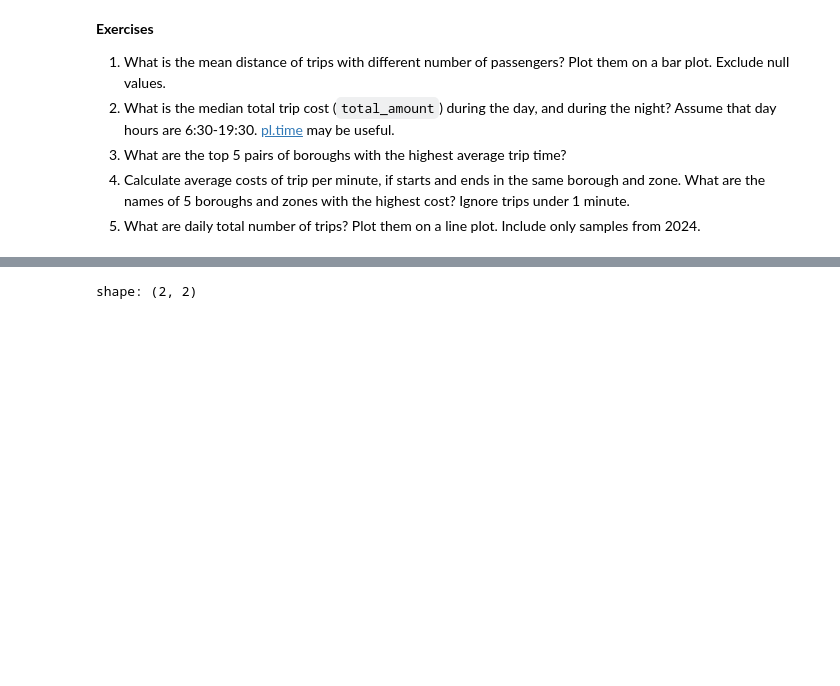
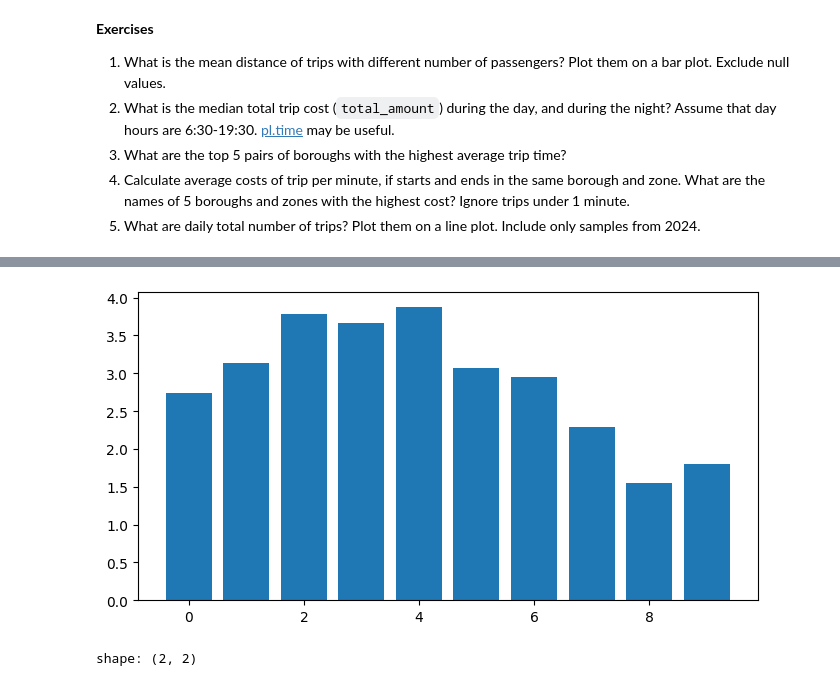
Before and after one commit to Mielecki/MLOps-course, a Jupyter notebook: lab03/notebook_polars.ipynb, the cells around one changed output, grey strips where cells are left out. Drawn from its saved outputs; the diff is of its cells as text; code cells hidden in the pictures; blank space fills up the shorter version.

Commit message:
Replace altair with matplotlib

```diff
--- a/lab03/notebook_polars.ipynb
+++ b/lab03/notebook_polars.ipynb
@@ -598,15 +598,16 @@ df_daily_avg_trip_times
 5. What are daily total number of trips? Plot them on a line plot. Include only samples from 2024.
 # %%
 # 1.
-import altair # polars uses altair for plotting
 
-(
+pandas_df = (
     df.filter(pl.col("passenger_count").is_not_null())
     .group_by("passenger_count")
-    .agg(pl.col( "trip_distance").mean())
+    .agg(pl.col("trip_distance").mean())
+    .sort("passenger_count")
+    .to_pandas()
+)
 
-).plot.bar(
-    x="passenger_count",
-    y="trip_distance",
-)
+plt.figure(figsize=(8, 4))
+plt.bar(pandas_df["passenger_count"], pandas_df["trip_distance"])
+plt.show()
 # %% [output]
@@ -614,3 +614,4 @@ import altair # polars uses altair for plotting
+[figure, added]
 # %%
 # 2.
 (
```
Also changed, not shown: parts of 5 cells of this notebook, 2 other files.
